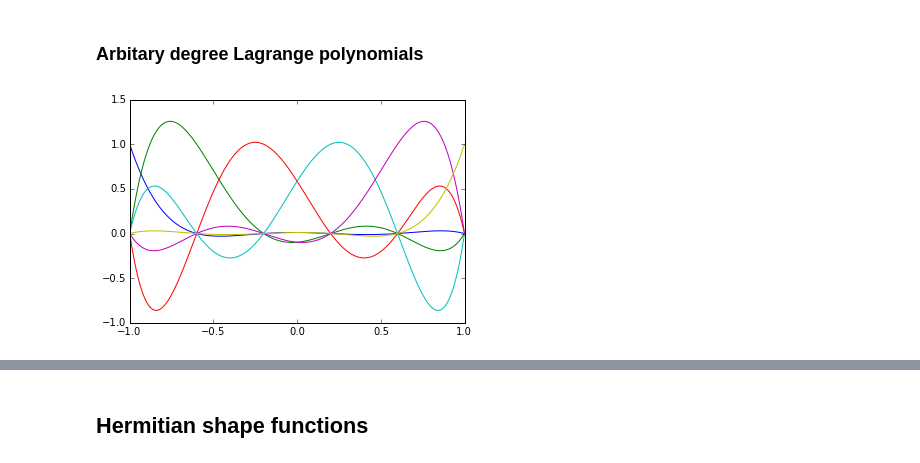
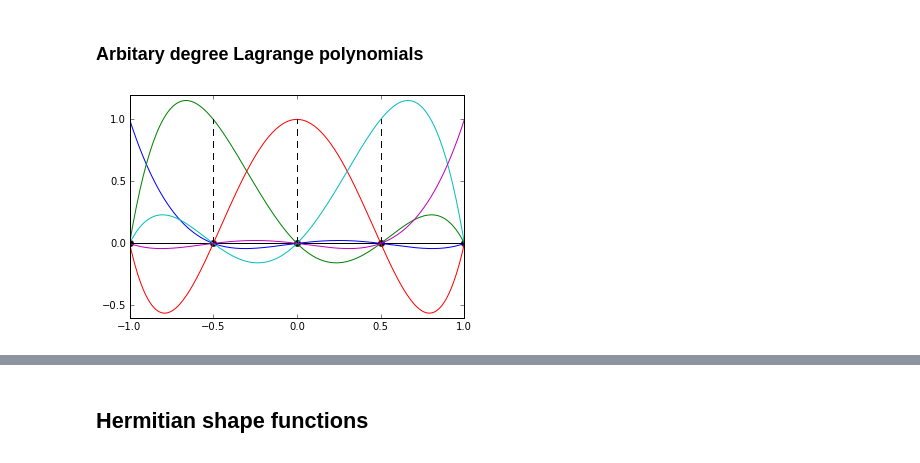
Before and after one commit to garth-wells/notebooks-3D7, a Jupyter notebook: notebooks/ShapeFunctions.ipynb, the cells around one changed output, grey strips where cells are left out. Saved outputs shown, nothing was run; the diff lists cells and outputs as text; code cells hidden in the pictures.

```diff
--- a/notebooks/ShapeFunctions.ipynb
+++ b/notebooks/ShapeFunctions.ipynb
@@ -49,15 +50,18 @@ def plot_lagrange(n):
 
     shape_functions = []
     x = np.linspace(-1.0, 1.0, 200)
+    plt.plot(x_n, np.zeros(len(x_n)), '-o', color='k');
     for i in range(n):
         f = np.zeros(n)
         f[i] = 1.0
         c = np.linalg.solve(A, f)
 
+        plt.plot((x_n, x_n), (0.0, 1.0), '--', color='k');
+
         p = np.poly1d(c)
         N = p(x)
         plt.plot(x, N);
-
-plot_lagrange(6)
-# %% [output]
-[figure, removed]
+# %%
+plot_lagrange(5)
+# %% [output]
+[figure, added]
```
Also changed, not shown: parts of 3 cells of this notebook.
